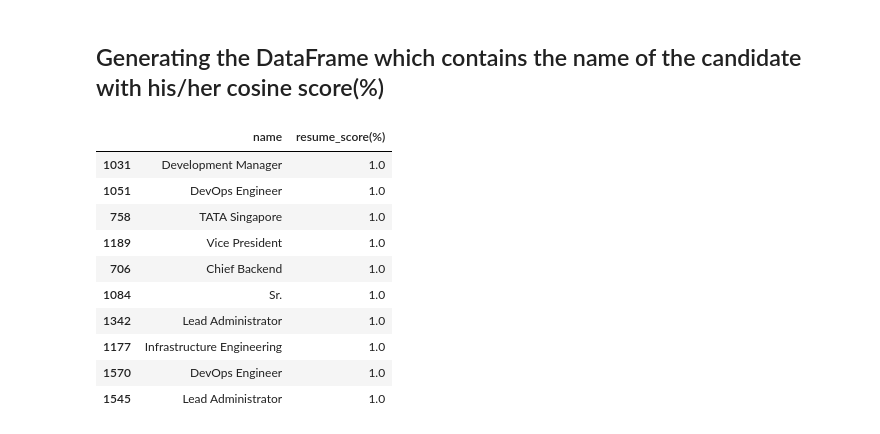
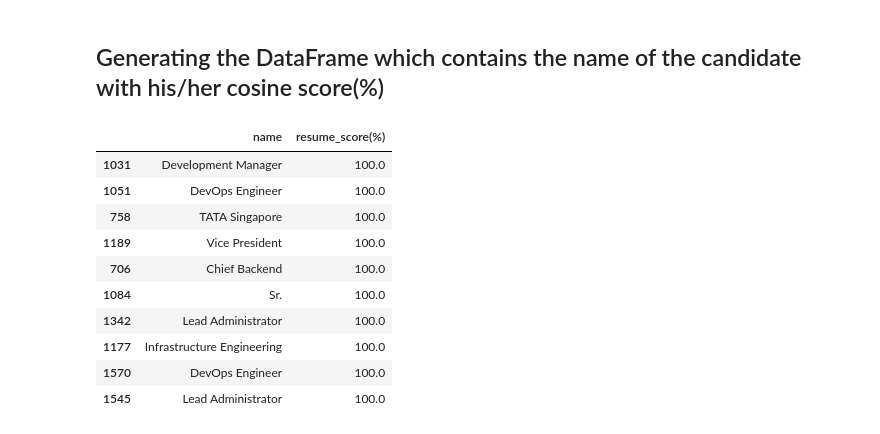
Before and after one commit to Anitannn/IT-management, a Jupyter notebook: ranker.ipynb, the cells around one changed output. Drawn from its saved outputs; the diff is of its cells as text; code cells hidden in the pictures.

```diff
--- a/ranker.ipynb
+++ b/ranker.ipynb
@@ -338,17 +338,17 @@ sorted_resume_rating_list = sorted(zipped_resume_rating, key = lambda x: x[0], r
 # %% [markdown]
 ## Generating the DataFrame which contains the name of the candidate with his/her cosine score(%)
 # %%
-resume_score = [ x for x in cos_sim_list]
+resume_score = [ round(x*100,2) for x in cos_sim_list]
 pd.concat([df_cp.name,pd.DataFrame(resume_score,columns=['resume_score(%)'])],axis=1).sort_values(by=['resume_score(%)'],ascending=False).head(10)
 # %% [output]
 |  | name | resume_score(%) |
-| 1031 | Development Manager | 1.0 |
-| 1051 | DevOps Engineer | 1.0 |
-| 758 | TATA Singapore | 1.0 |
-| 1189 | Vice President | 1.0 |
-| 706 | Chief Backend | 1.0 |
-| 1084 | Sr. | 1.0 |
-| 1342 | Lead Administrator | 1.0 |
-| 1177 | Infrastructure Engineering | 1.0 |
-| 1570 | DevOps Engineer | 1.0 |
-| 1545 | Lead Administrator | 1.0 |
+| 1031 | Development Manager | 100.0 |
+| 1051 | DevOps Engineer | 100.0 |
+| 758 | TATA Singapore | 100.0 |
+| 1189 | Vice President | 100.0 |
+| 706 | Chief Backend | 100.0 |
+| 1084 | Sr. | 100.0 |
+| 1342 | Lead Administrator | 100.0 |
+| 1177 | Infrastructure Engineering | 100.0 |
+| 1570 | DevOps Engineer | 100.0 |
+| 1545 | Lead Administrator | 100.0 |
```
